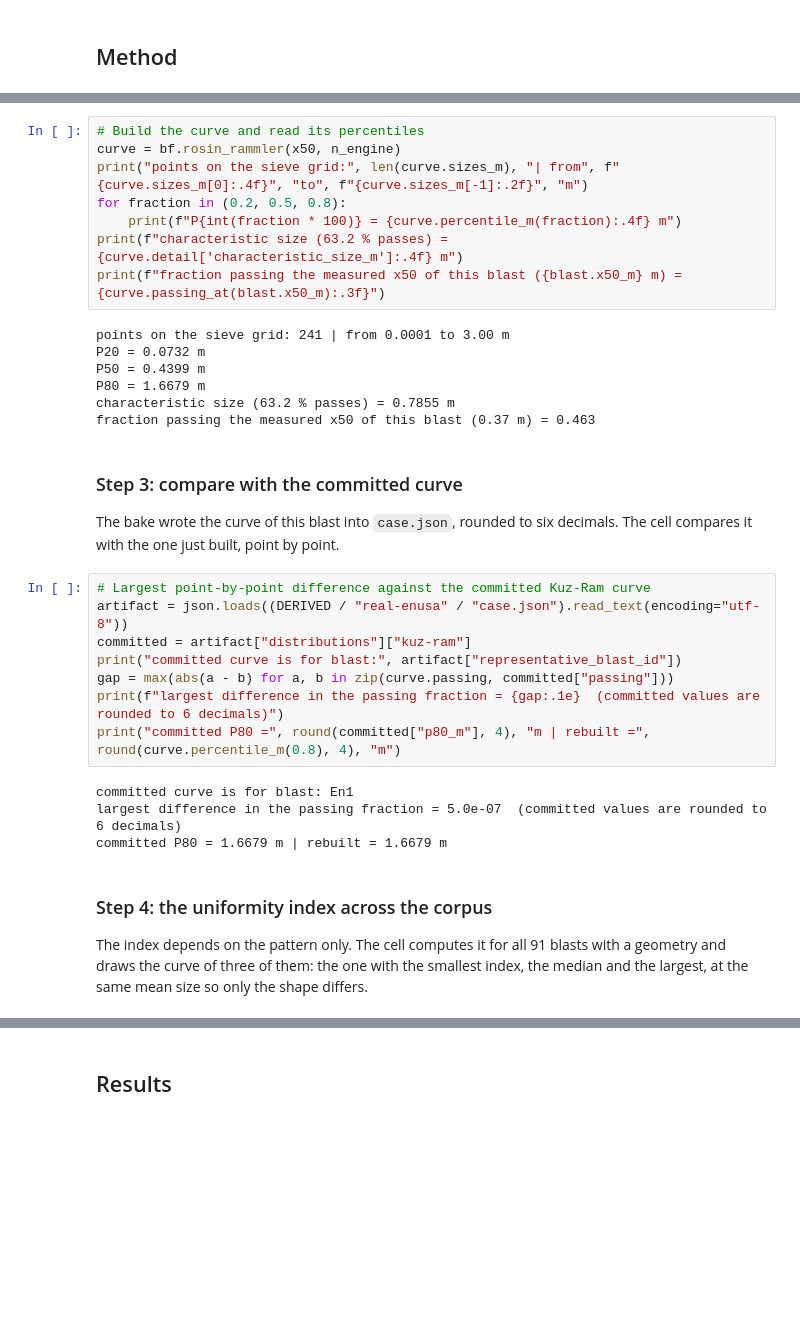
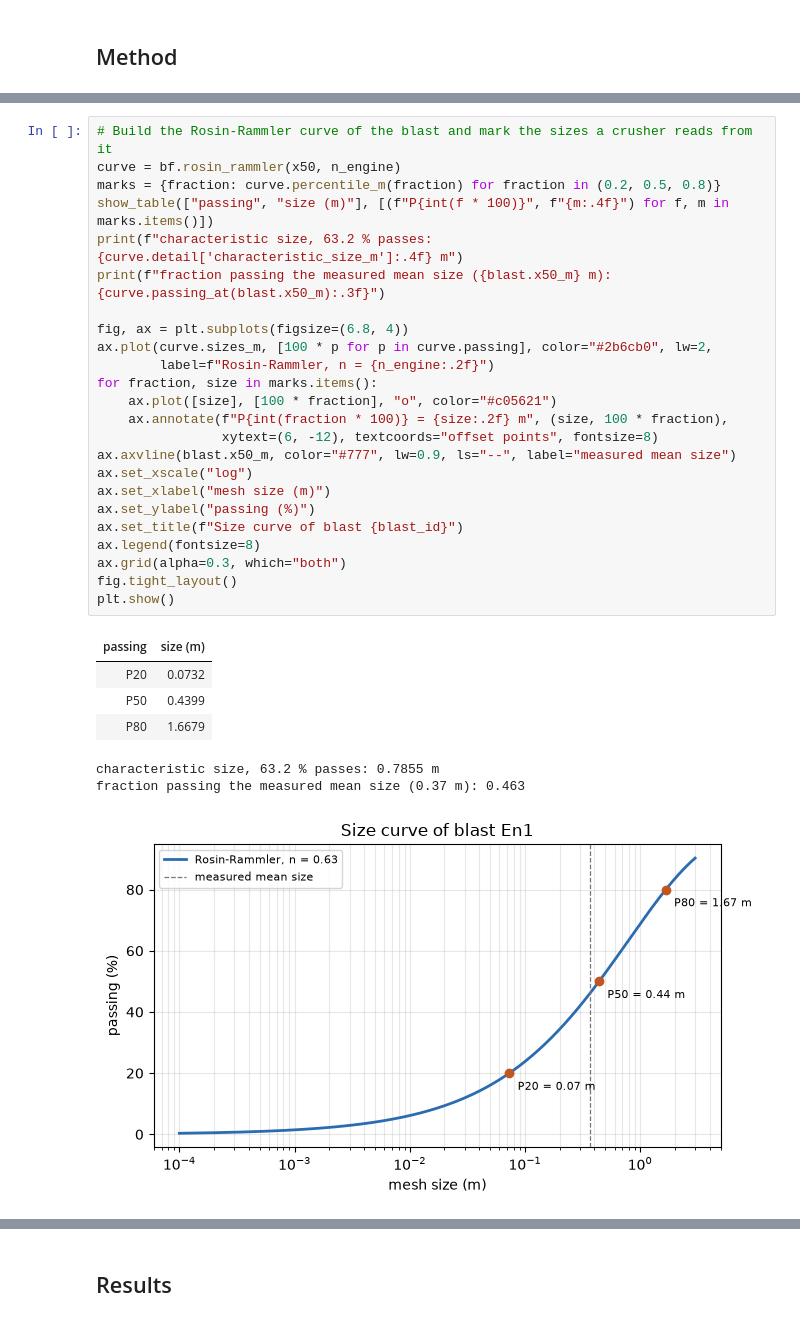
Before and after one commit to fsantibanezleal/CAOS_Fragmenta, a Jupyter notebook: notebooks/en/03-size-distribution/01-from-a-mean-size-to-a-curve.ipynb, the cells around one changed output, grey strips where cells are left out. Cells and saved outputs as stored; diff of their text form; blank space fills up the shorter version.

```diff
--- a/notebooks/en/03-size-distribution/01-from-a-mean-size-to-a-curve.ipynb
+++ b/notebooks/en/03-size-distribution/01-from-a-mean-size-to-a-curve.ipynb
@@ -97,35 +159,32 @@ n engine = 0.6321 | n by hand = 0.6321 | equal: True
-# %%
-# Build the curve and read its percentiles
-curve = bf.rosin_rammler(x50, n_engine)
-print("points on the sieve grid:", len(curve.sizes_m), "| from", f"{curve.sizes_m[0]:.4f}", "to", f"{curve.sizes_m[-1]:.2f}", "m")
-for fraction in (0.2, 0.5, 0.8):
-    print(f"P{int(fraction * 100)} = {curve.percentile_m(fraction):.4f} m")
-print(f"characteristic size (63.2 % passes) = {curve.detail['characteristic_size_m']:.4f} m")
-print(f"fraction passing the measured x50 of this blast ({blast.x50_m} m) = {curve.passing_at(blast.x50_m):.3f}")
-# %% [output]
-points on the sieve grid: 241 | from 0.0001 to 3.00 m
-P20 = 0.0732 m
-P50 = 0.4399 m
-P80 = 1.6679 m
-characteristic size (63.2 % passes) = 0.7855 m
-fraction passing the measured x50 of this blast (0.37 m) = 0.463
-# %% [markdown]
-### Step 3: compare with the committed curve
-
-The bake wrote the curve of this blast into `case.json`, rounded to six decimals. The cell compares it with the one just built, point by point.
-# %%
-# Largest point-by-point difference against the committed Kuz-Ram curve
-artifact = json.loads((DERIVED / "real-enusa" / "case.json").read_text(encoding="utf-8"))
-committed = artifact["distributions"]["kuz-ram"]
-print("committed curve is for blast:", artifact["representative_blast_id"])
-gap = max(abs(a - b) for a, b in zip(curve.passing, committed["passing"]))
-print(f"largest difference in the passing fraction = {gap:.1e}  (committed values are rounded to 6 decimals)")
-print("committed P80 =", round(committed["p80_m"], 4), "m | rebuilt =", round(curve.percentile_m(0.8), 4), "m")
-# %% [output]
-committed curve is for blast: En1
-largest difference in the passing fraction = 5.0e-07  (committed values are rounded to 6 decimals)
-committed P80 = 1.6679 m | rebuilt = 1.6679 m
-# %% [markdown]
-### Step 4: the uniformity index across the corpus
-
-The index depends on the pattern only. The cell computes it for all 91 blasts with a geometry and draws the curve of three of them: the one with the smallest index, the median and the largest, at the same mean size so only the shape differs.
+# %%
+# Build the Rosin-Rammler curve of the blast and mark the sizes a crusher reads from it
+curve = bf.rosin_rammler(x50, n_engine)
+marks = {fraction: curve.percentile_m(fraction) for fraction in (0.2, 0.5, 0.8)}
+show_table(["passing", "size (m)"], [(f"P{int(f * 100)}", f"{m:.4f}") for f, m in marks.items()])
+print(f"characteristic size, 63.2 % passes: {curve.detail['characteristic_size_m']:.4f} m")
+print(f"fraction passing the measured mean size ({blast.x50_m} m): {curve.passing_at(blast.x50_m):.3f}")
+
+fig, ax = plt.subplots(figsize=(6.8, 4))
+ax.plot(curve.sizes_m, [100 * p for p in curve.passing], color="#2b6cb0", lw=2,
+        label=f"Rosin-Rammler, n = {n_engine:.2f}")
+for fraction, size in marks.items():
+    ax.plot([size], [100 * fraction], "o", color="#c05621")
+    ax.annotate(f"P{int(fraction * 100)} = {size:.2f} m", (size, 100 * fraction),
+                xytext=(6, -12), textcoords="offset points", fontsize=8)
+ax.axvline(blast.x50_m, color="#777", lw=0.9, ls="--", label="measured mean size")
+ax.set_xscale("log")
+ax.set_xlabel("mesh size (m)")
+ax.set_ylabel("passing (%)")
+ax.set_title(f"Size curve of blast {blast_id}")
+ax.legend(fontsize=8)
+ax.grid(alpha=0.3, which="both")
+fig.tight_layout()
+plt.show()
+# %% [output]
+| passing | size (m) |
+| P20 | 0.0732 |
+| P50 | 0.4399 |
+| P80 | 1.6679 |
+characteristic size, 63.2 % passes: 0.7855 m
+fraction passing the measured mean size (0.37 m): 0.463
+[figure, added]
```
Also changed, not shown: parts of 31 cells of this notebook, 3 other files.
